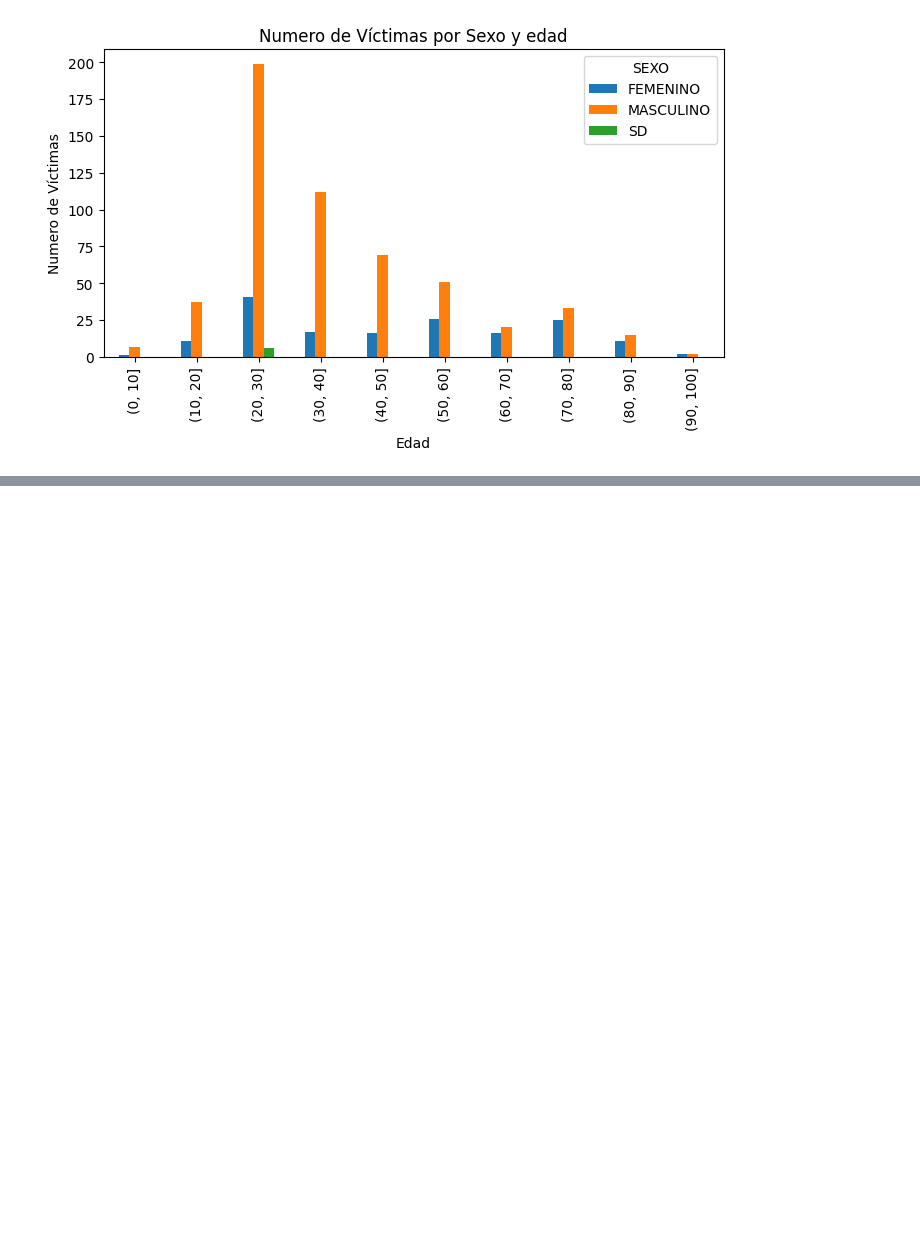
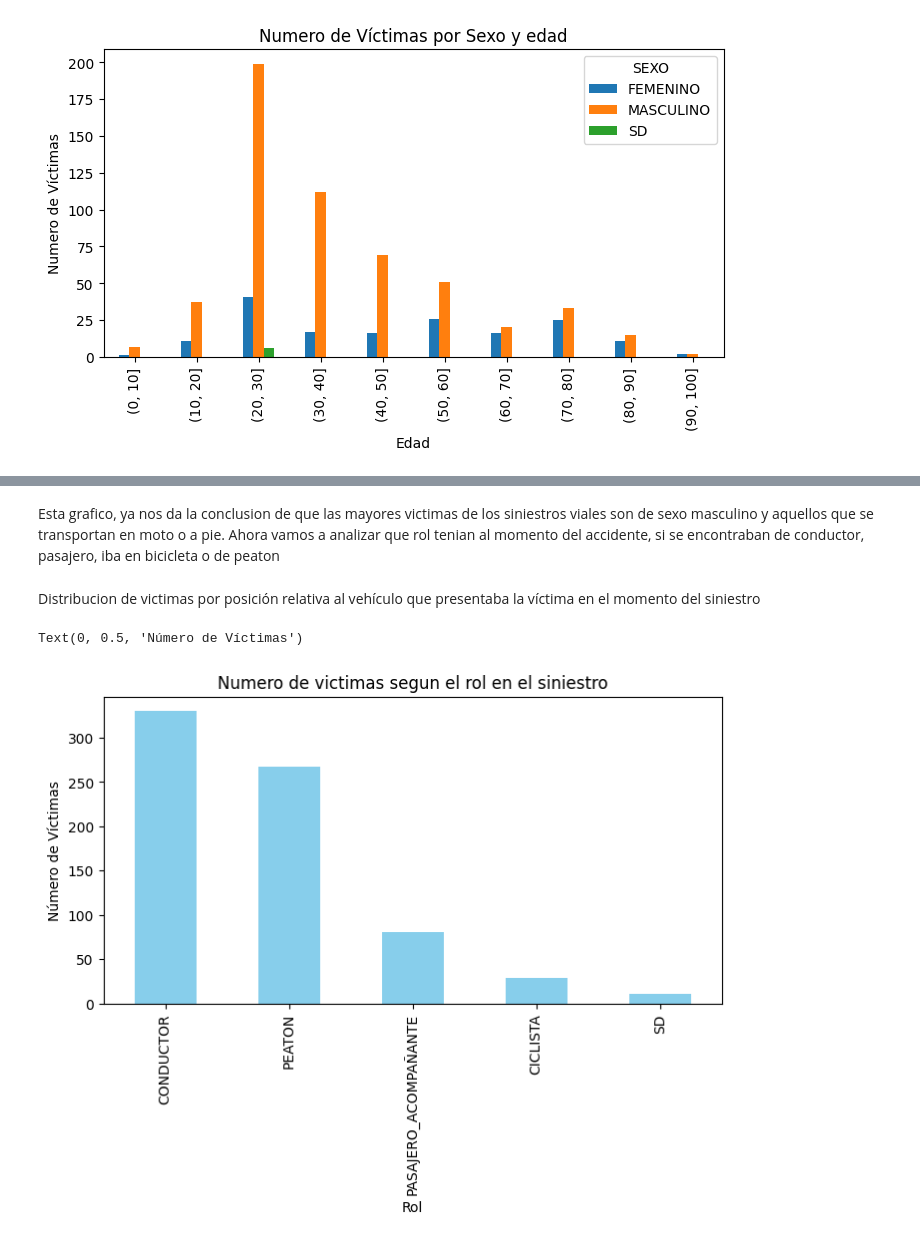
Before and after one commit to kensitmcn18/PI_DA, a Jupyter notebook: EDA_PI_DA.ipynb, the cells around one changed output, grey strips where cells are left out. Cells and saved outputs as stored; diff of their text form; code cells hidden in the pictures; blank space fills up the shorter version.

```diff
--- a/EDA_PI_DA.ipynb
+++ b/EDA_PI_DA.ipynb
@@ -580,0 +588,14 @@ Text(0, 0.5, 'Numero de Víctimas')
+# %% [markdown]
+Esta grafico, ya nos da la conclusion de que las mayores victimas de los siniestros viales son de sexo masculino y aquellos que se transportan en moto o a pie. Ahora vamos a analizar que rol tenian al momento del accidente, si se encontraban de conductor, pasajero, iba en bicicleta o de peaton
+# %% [markdown]
+Distribucion de victimas por posición relativa al vehículo que presentaba la víctima en el momento del siniestro
+# %%
+conteo_roles = df_union['ROL'].value_counts()
+plt.figure(figsize=(8,4))
+conteo_roles.plot(kind='bar', color='skyblue')
+plt.title('Numero de victimas segun el rol en el siniestro')
+plt.xlabel('Rol')
+plt.ylabel('Número de Víctimas')
+# %% [output]
+Text(0, 0.5, 'Número de Víctimas')
+[figure, added]
```
Also changed, not shown: parts of 20 cells of this notebook, 2 other files.
